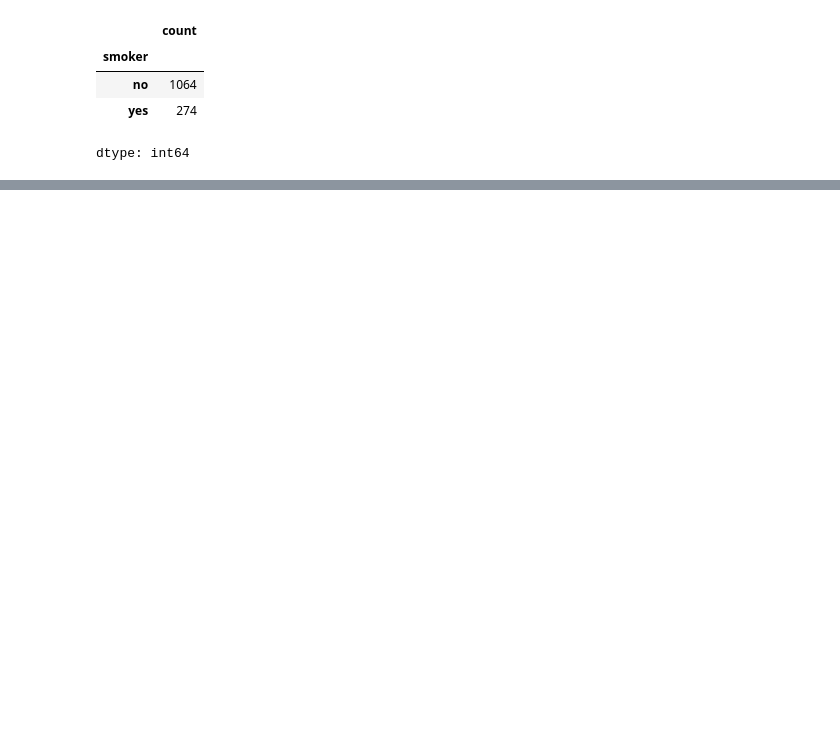
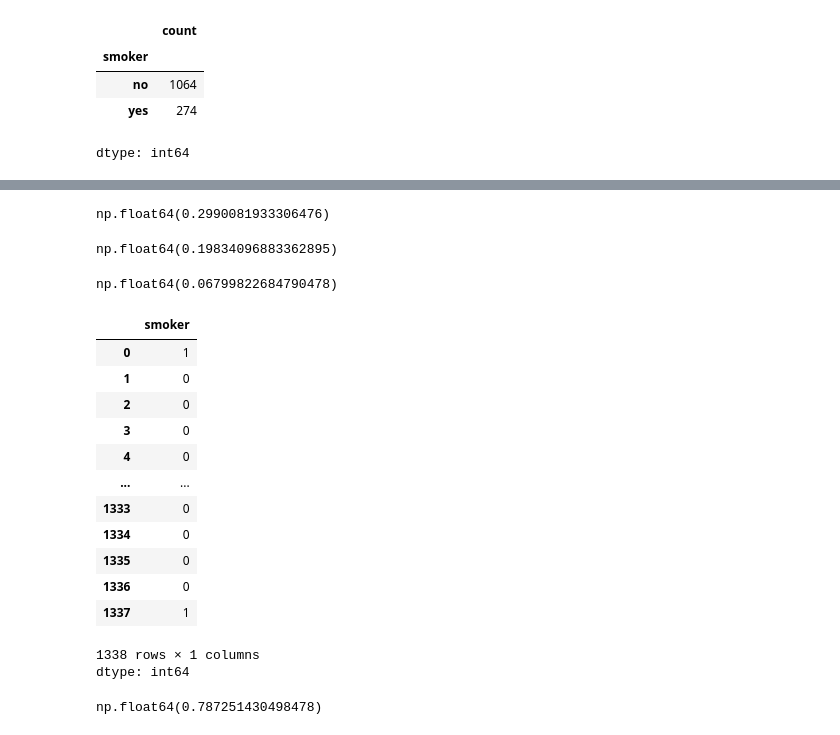
Before and after one commit to Imran1hp/Machine-Learning, a Jupyter notebook: Machine_Learning.ipynb, the cells around one changed output, grey strips where cells are left out. Saved outputs shown, nothing was run; the diff lists cells and outputs as text; code cells hidden in the pictures; blank space fills up the shorter version.

```diff
--- a/Machine_Learning.ipynb
+++ b/Machine_Learning.ipynb
@@ -165,3 +165,38 @@ fig= px.violin(medical_df,
                 title='children vs Charges')
 
 fig.show()
+# %%
+ medical_df.charges.corr(medical_df.age)
+# %% [output]
+np.float64(0.2990081933306476)
+# %%
+medical_df.charges.corr(medical_df.bmi)
+# %% [output]
+np.float64(0.19834096883362895)
+# %%
+medical_df.charges.corr(medical_df.children)
+# %% [output]
+np.float64(0.06799822684790478)
+# %%
+smoker_value = {'no':0,'yes':1}
+smoker_numeric = medical_df.smoker.map(smoker_value)
+smoker_numeric
+# %% [output]
+|  | smoker |
+| 0 | 1 |
+| 1 | 0 |
+| 2 | 0 |
+| 3 | 0 |
+| 4 | 0 |
+| ... | ... |
+| 1333 | 0 |
+| 1334 | 0 |
+| 1335 | 0 |
+| 1336 | 0 |
+| 1337 | 1 |
+1338 rows × 1 columns
+dtype: int64
+# %%
+medical_df.charges.corr(smoker_numeric)
+# %% [output]
+np.float64(0.787251430498478)
```
